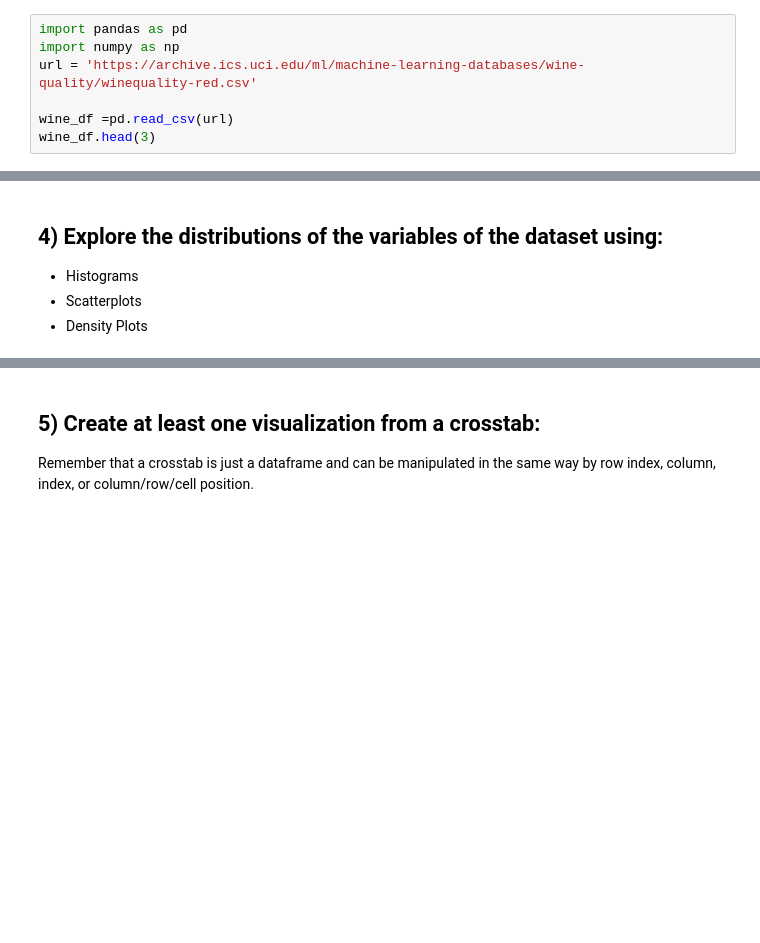
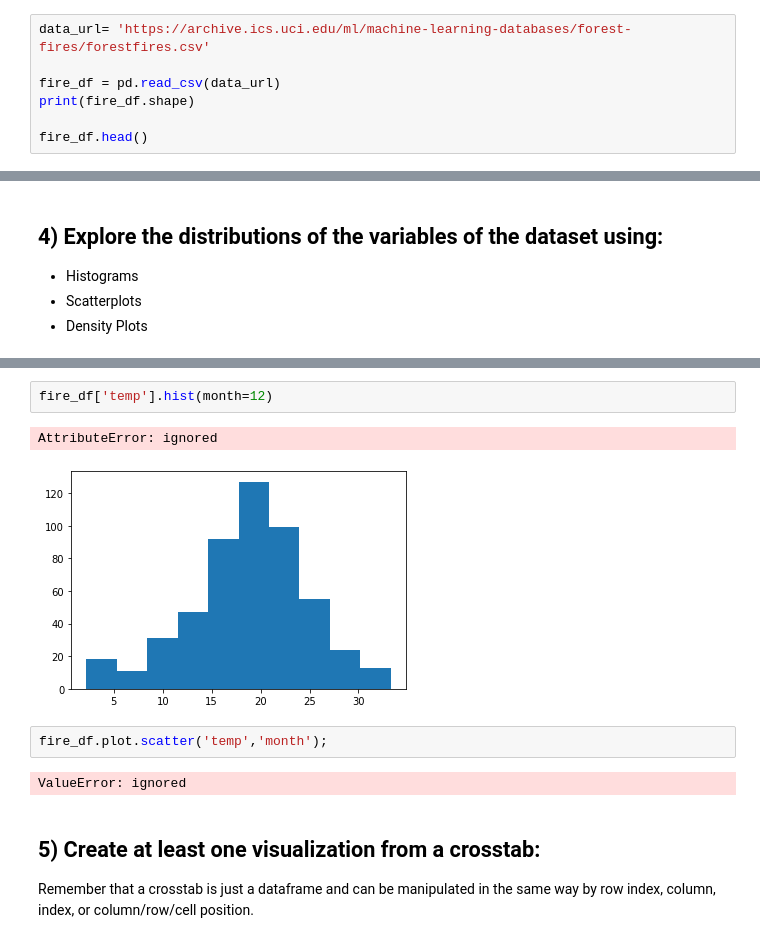
Before and after one commit to robmeka/DS-Unit-1-Sprint-1-Data-Wrangling-and-Storytelling, a Jupyter notebook: Tameka_Oden_LS_DS_111_Exploratory_Data_Analysis_Assignment.ipynb, the cells around one changed output, grey strips where cells are left out. Drawn from its saved outputs; the diff is of its cells as text; blank space fills up the shorter version.

```diff
--- a/Tameka_Oden_LS_DS_111_Exploratory_Data_Analysis_Assignment.ipynb
+++ b/Tameka_Oden_LS_DS_111_Exploratory_Data_Analysis_Assignment.ipynb
@@ -47,8 +56,8 @@ Choose a second dataset from the "Popular Datasets" listing on UCI, but this tim
 # %%
-import pandas as pd
-import numpy as np
-url = 'https://archive.ics.uci.edu/ml/machine-learning-databases/wine-quality/winequality-red.csv'
+data_url= 'https://archive.ics.uci.edu/ml/machine-learning-databases/forest-fires/forestfires.csv'
 
-wine_df =pd.read_csv(url)
-wine_df.head(3)
+fire_df = pd.read_csv(data_url)
+print(fire_df.shape)
+
+fire_df.head()
 # %% [output]
@@ -79,3 +115,12 @@ SyntaxError: ignored
+# %%
+fire_df['temp'].hist(month=12)
+# %% [output]
+AttributeError: ignored
+[figure, added]
+# %%
+fire_df.plot.scatter('temp','month');
+# %% [output]
+ValueError: ignored
 # %% [markdown]
 ## 5) Create at least one visualization from a crosstab:
 
```
Also changed, not shown: parts of 12 cells of this notebook.
